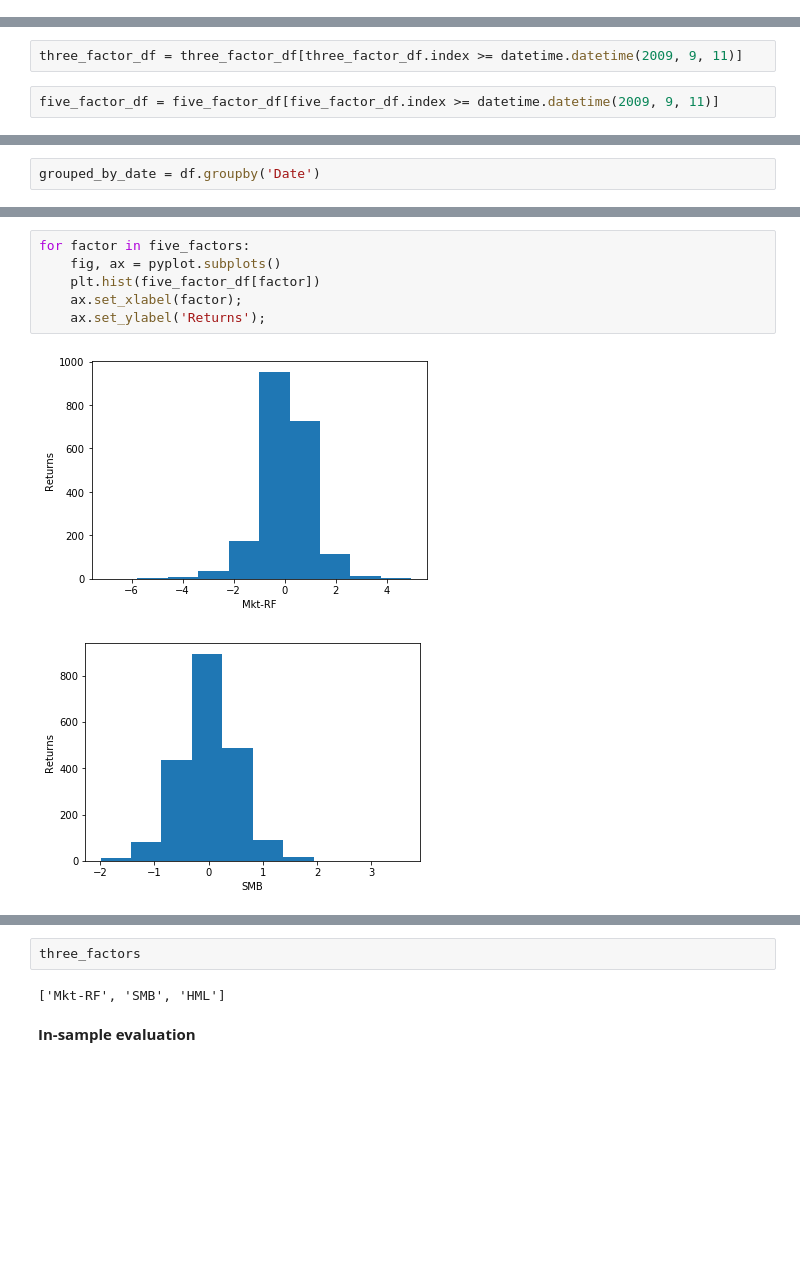
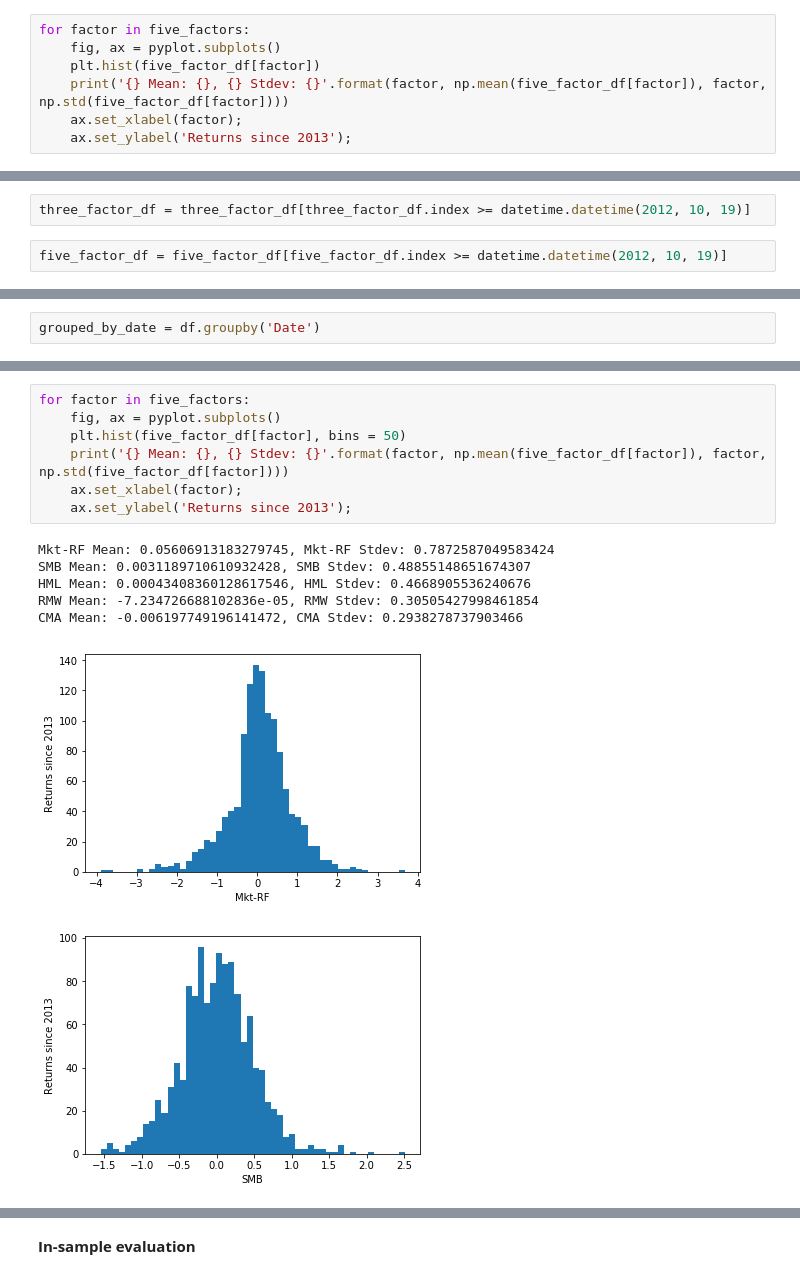
Before and after one commit to WChang1/HFAC_Factor_Project, a Jupyter notebook: Factor Analysis 2.ipynb, the cells around one changed output, grey strips where cells are left out. Saved outputs shown, nothing was run; the diff lists cells and outputs as text; blank space fills up the shorter version.

```diff
--- a/Factor Analysis 2.ipynb
+++ b/Factor Analysis 2.ipynb
@@ -78,3 +78,10 @@ three_factor_df.index = pd.to_datetime(three_factor_df.index,format='%Y%m%d')
 # %%
 three_factors = [x for x in three_factor_df.columns if x != 'Date' and x != 'RF']
 five_factors = [x for x in five_factor_df.columns if x != 'Date' and x != 'RF']
+# %%
+for factor in five_factors:
+    fig, ax = pyplot.subplots()
+    plt.hist(five_factor_df[factor])
+    print('{} Mean: {}, {} Stdev: {}'.format(factor, np.mean(five_factor_df[factor]), factor, np.std(five_factor_df[factor])))
+    ax.set_xlabel(factor);
+    ax.set_ylabel('Returns since 2013');
@@ -126,7 +160,7 @@ df = df[df['Date'] >= datetime.datetime(2009, 9, 11)]
 # %%
-three_factor_df = three_factor_df[three_factor_df.index >= datetime.datetime(2009, 9, 11)]
+three_factor_df = three_factor_df[three_factor_df.index >= datetime.datetime(2012, 10, 19)]
 # %%
-five_factor_df = five_factor_df[five_factor_df.index >= datetime.datetime(2009, 9, 11)]
+five_factor_df = five_factor_df[five_factor_df.index >= datetime.datetime(2012, 10, 19)]
 # %%
 grouped_by_stock = df.groupby('Stock')
 # %%
@@ -163,9 +197,15 @@ ax.set_title('Returns in Each Factor Over Time');
 # %%
 for factor in five_factors:
     fig, ax = pyplot.subplots()
-    plt.hist(five_factor_df[factor])
+    plt.hist(five_factor_df[factor], bins = 50)
+    print('{} Mean: {}, {} Stdev: {}'.format(factor, np.mean(five_factor_df[factor]), factor, np.std(five_factor_df[factor])))
     ax.set_xlabel(factor);
-    ax.set_ylabel('Returns');
+    ax.set_ylabel('Returns since 2013');
 # %% [output]
+Mkt-RF Mean: 0.05606913183279745, Mkt-RF Stdev: 0.7872587049583424
+SMB Mean: 0.0031189710610932428, SMB Stdev: 0.48855148651674307
+HML Mean: 0.00043408360128617546, HML Stdev: 0.4668905536240676
+RMW Mean: -7.234726688102836e-05, RMW Stdev: 0.30505427998461854
+CMA Mean: -0.006197749196141472, CMA Stdev: 0.2938278737903466
-[figure, old version]
+[figure, new version]
-[figure, old version]
+[figure, new version]
@@ -175,7 +215,3 @@ for factor in five_factors:
-# %%
-three_factors
-# %% [output]
-['Mkt-RF', 'SMB', 'HML']
 # %% [markdown]
 **In-sample evaluation**
 # %%
```
Also changed, not shown: parts of 29 cells of this notebook, 8 other files.
